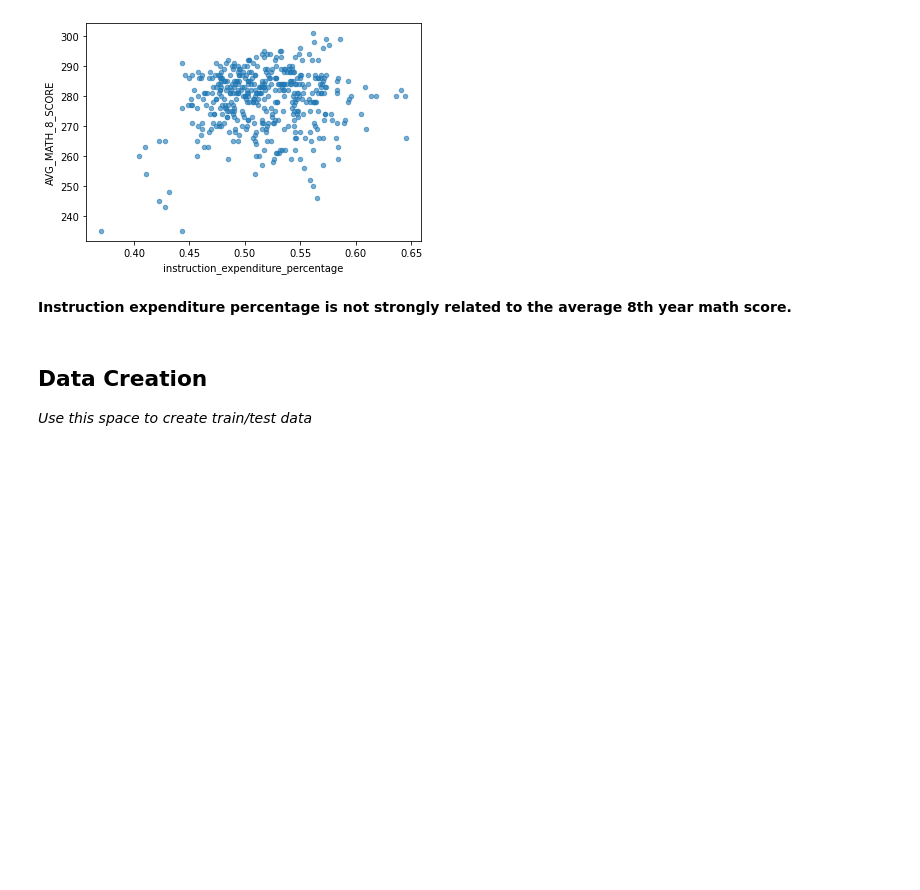
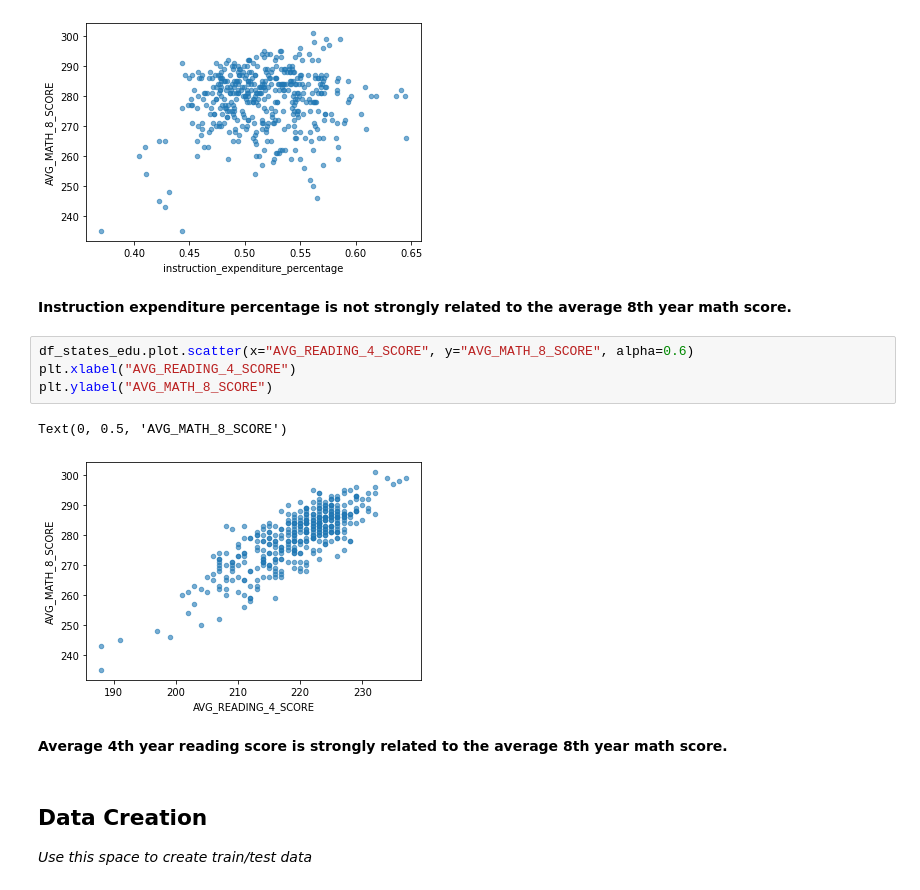
Before and after one commit to yunyangMA/checkpoint-0-and-1-yunyang, a Jupyter notebook: Dict/“checkpoint1_ipynb”yunyang.ipynb, the cells around one changed output. Saved outputs shown, nothing was run; the diff lists cells and outputs as text; blank space fills up the shorter version.

```diff
--- a/Dict/“checkpoint1_ipynb”yunyang.ipynb
+++ b/Dict/“checkpoint1_ipynb”yunyang.ipynb
@@ -220,6 +220,15 @@ Text(0, 0.5, 'AVG_MATH_8_SCORE')
 [figure]
 # %% [markdown]
 **Instruction expenditure percentage is not strongly related to the average 8th year math score.**
+# %%
+df_states_edu.plot.scatter(x="AVG_READING_4_SCORE", y="AVG_MATH_8_SCORE", alpha=0.6)
+plt.xlabel("AVG_READING_4_SCORE")
+plt.ylabel("AVG_MATH_8_SCORE")
+# %% [output]
+Text(0, 0.5, 'AVG_MATH_8_SCORE')
+[figure, added]
+# %% [markdown]
+**Average 4th year reading score is strongly related to the average 8th year math score.**
 # %% [markdown]
 <h2> Data Creation </h2>
 
```
Also changed, not shown: parts of 15 cells of this notebook.
